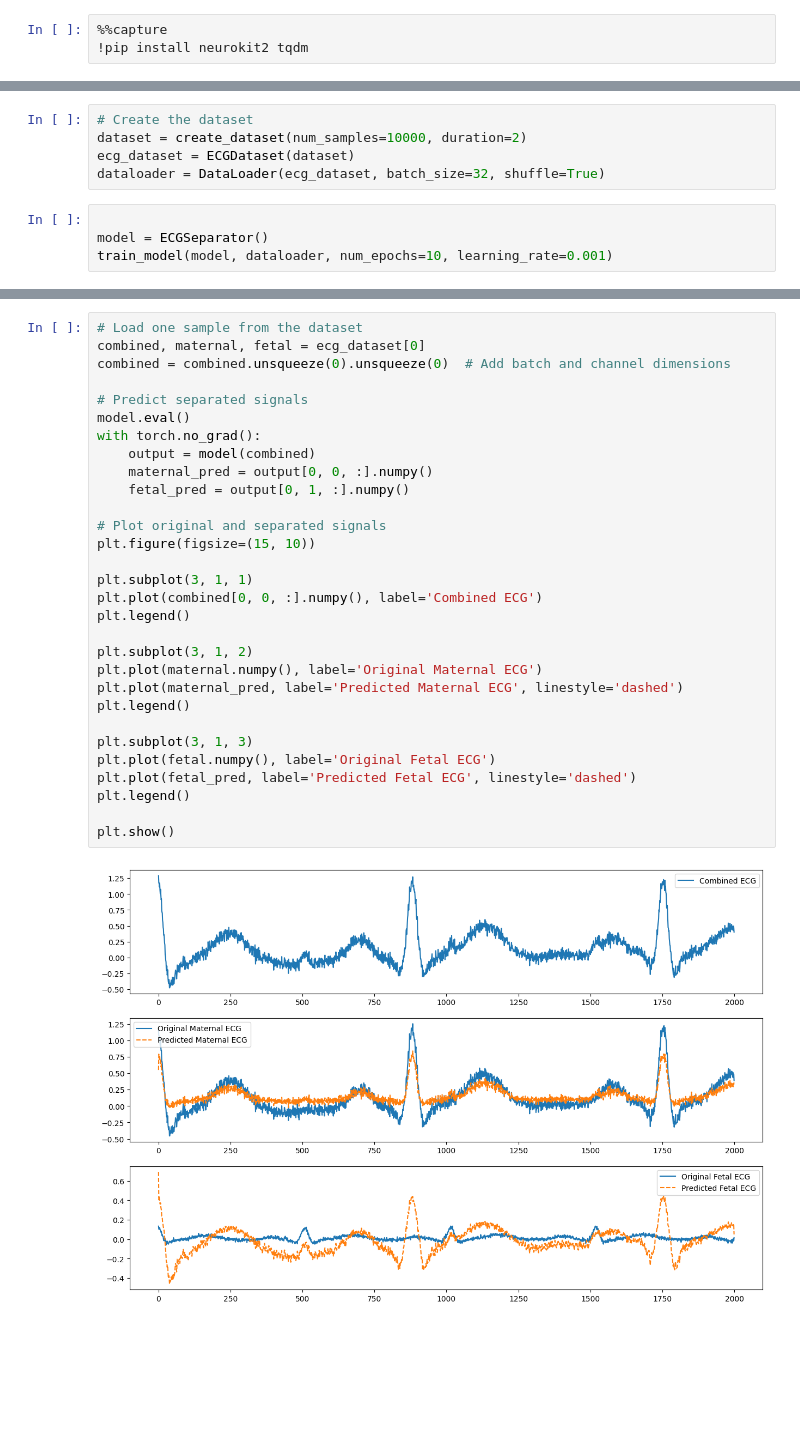
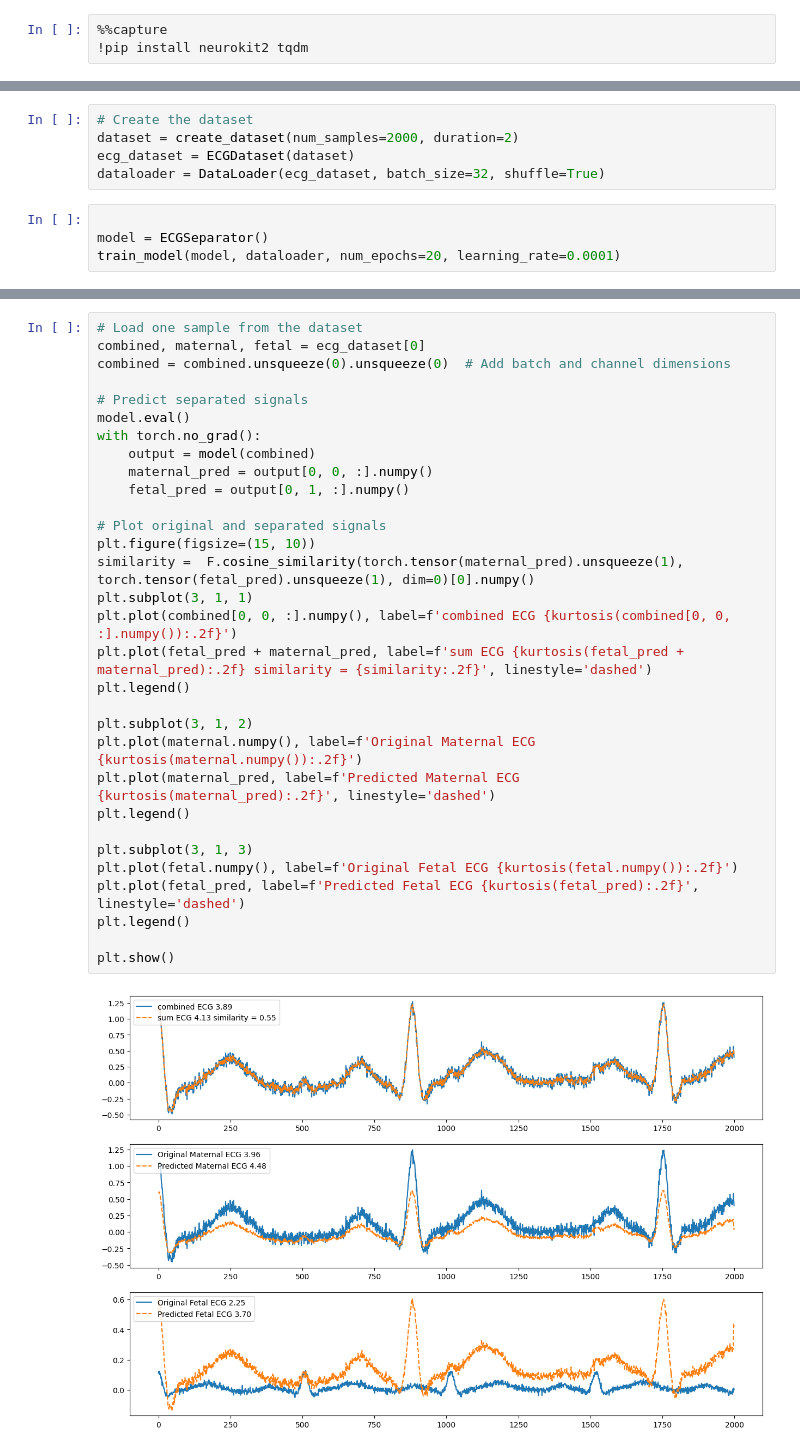
Before and after one commit to z3rd3n/fMCG, a Jupyter notebook: autoencoder/kurtosis_trial.ipynb, the cells around one changed output, grey strips where cells are left out. Cells and saved outputs as stored; diff of their text form; blank space fills up the shorter version.

```diff
--- a/autoencoder/kurtosis_trial.ipynb
+++ b/autoencoder/kurtosis_trial.ipynb
@@ -115,10 +140,10 @@ def train_model(model, dataloader, num_epochs=50, learning_rate=0.001):
 #
 # %%
 # Create the dataset
-dataset = create_dataset(num_samples=10000, duration=2)
+dataset = create_dataset(num_samples=2000, duration=2)
 ecg_dataset = ECGDataset(dataset)
 dataloader = DataLoader(ecg_dataset, batch_size=32, shuffle=True)
 # %%
 
 model = ECGSeparator()
-train_model(model, dataloader, num_epochs=10, learning_rate=0.001)
+train_model(model, dataloader, num_epochs=20, learning_rate=0.0001)
@@ -125,32 +164,33 @@ train_model(model, dataloader, num_epochs=10, learning_rate=0.001)
 # %%
 # Load one sample from the dataset
 combined, maternal, fetal = ecg_dataset[0]
 combined = combined.unsqueeze(0).unsqueeze(0)  # Add batch and channel dimensions
 
 # Predict separated signals
 model.eval()
 with torch.no_grad():
     output = model(combined)
     maternal_pred = output[0, 0, :].numpy()
     fetal_pred = output[0, 1, :].numpy()
 
 # Plot original and separated signals
 plt.figure(figsize=(15, 10))
-
+similarity =  F.cosine_similarity(torch.tensor(maternal_pred).unsqueeze(1), torch.tensor(fetal_pred).unsqueeze(1), dim=0)[0].numpy()
 plt.subplot(3, 1, 1)
-plt.plot(combined[0, 0, :].numpy(), label='Combined ECG')
+plt.plot(combined[0, 0, :].numpy(), label=f'combined ECG {kurtosis(combined[0, 0, :].numpy()):.2f}')
+plt.plot(fetal_pred + maternal_pred, label=f'sum ECG {kurtosis(fetal_pred + maternal_pred):.2f} similarity = {similarity:.2f}', linestyle='dashed')
 plt.legend()
 
 plt.subplot(3, 1, 2)
-plt.plot(maternal.numpy(), label='Original Maternal ECG')
-plt.plot(maternal_pred, label='Predicted Maternal ECG', linestyle='dashed')
+plt.plot(maternal.numpy(), label=f'Original Maternal ECG {kurtosis(maternal.numpy()):.2f}')
+plt.plot(maternal_pred, label=f'Predicted Maternal ECG {kurtosis(maternal_pred):.2f}', linestyle='dashed')
 plt.legend()
 
 plt.subplot(3, 1, 3)
-plt.plot(fetal.numpy(), label='Original Fetal ECG')
-plt.plot(fetal_pred, label='Predicted Fetal ECG', linestyle='dashed')
+plt.plot(fetal.numpy(), label=f'Original Fetal ECG {kurtosis(fetal.numpy()):.2f}')
+plt.plot(fetal_pred, label=f'Predicted Fetal ECG {kurtosis(fetal_pred):.2f}', linestyle='dashed')
 plt.legend()
 
 plt.show()
 # %% [output]
-[figure, old version]
+[figure, new version]
```
Also changed, not shown: parts of 3 cells of this notebook, 9 other files.
